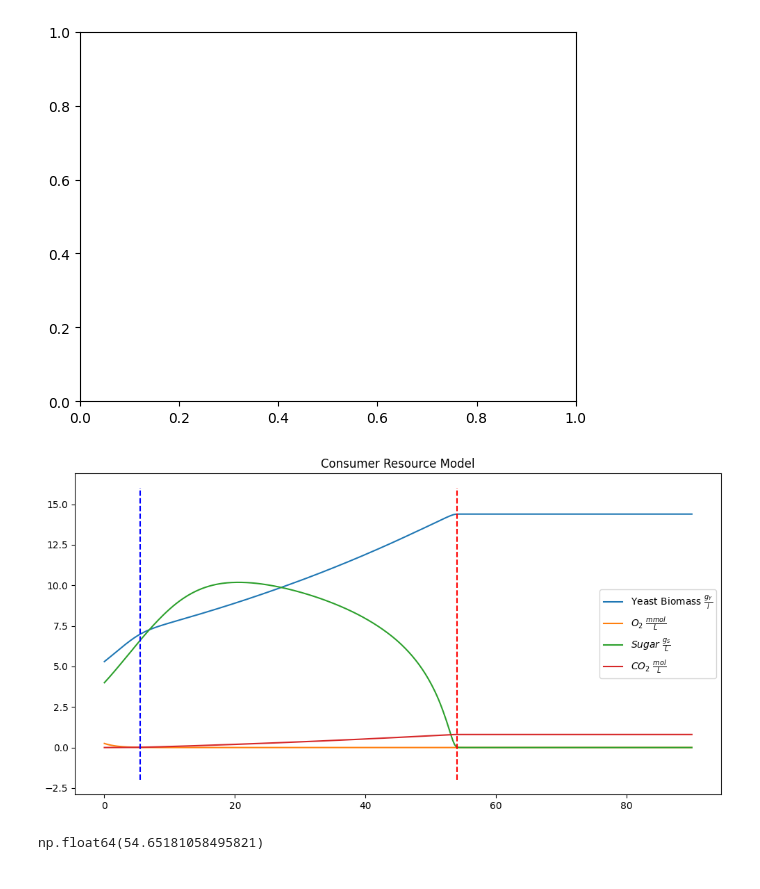
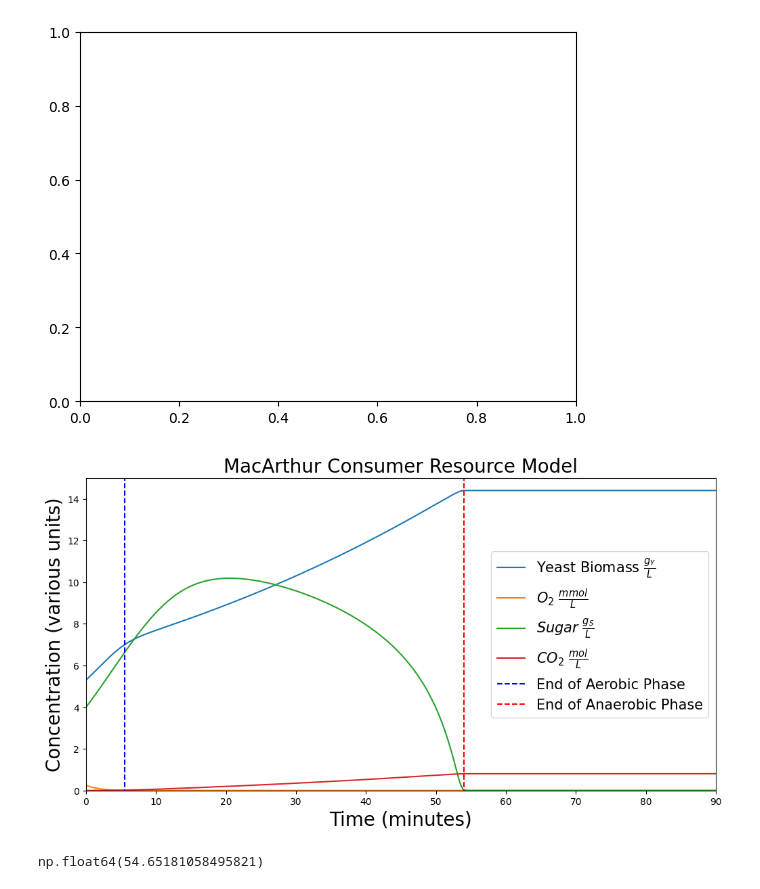
Before and after one commit to EthanPrimes/modeling_yeast_spread, a Jupyter notebook: mcrm_experiments.ipynb, the cells around one changed output. Drawn from its saved outputs; the diff is of its cells as text; code cells hidden in the pictures.

Commit message:
Increase text font size on main figure

```diff
--- a/mcrm_experiments.ipynb
+++ b/mcrm_experiments.ipynb
@@ -97,39 +101,44 @@ def solve_and_graph(params):
 
         wseff = wana + (waer - wana) * fO
 
         dY = Y * (wo * uO + wseff * uS) - m
         dO = -uO * Y
         dS = rs * S * (1 - (S / ps)) - uS * Y
         dC = Y * uS * (1 - fO) * .0111
 
         return np.array([dY, dO, dS, dC])
 
     t0, tf = 0, 90
     t_eval = np.linspace(t0, tf, 360)
 
     y0 = np.array([Y_0, O_0, S_0, C_0])
 
     sol = solve_ivp(ode, (t0, tf), y0, t_eval=t_eval)
 
     fig, ax = plt.subplots(figsize=(12, 6))
 
-    ax.plot(t_eval, sol.y[0, :], label=r'Yeast Biomass $\frac{g_Y}{l}$')
+    ax.plot(t_eval, sol.y[0, :], label=r'Yeast Biomass $\frac{g_Y}{L}$')
     ax.plot(t_eval, sol.y[1, :], label=r'$O_2$ $\frac{mmol}{L}$')
     ax.plot(t_eval, sol.y[2, :], label=r'$Sugar$ $\frac{g_S}{L}$')
     ax.plot(t_eval, sol.y[3, :], label=r'$CO_2$ $\frac{mol}{L}$')
-    ax.set_title("Consumer Resource Model")
+    ax.set_title("MacArthur Consumer Resource Model", fontsize=20)
 
     # Set vertical lines
-    ax.plot([5.515320334261839, 5.515320334261839], [-2, 16], '--b')
-    ax.plot([54, 54], [-2, 16], '--r')
+    ax.plot([5.515320334261839, 5.515320334261839], [-2, 16], '--b', label="End of Aerobic Phase")
+    ax.plot([54, 54], [-2, 16], '--r', label="End of Anaerobic Phase")
 
-    plt.legend()
+    ax.set_ylabel("Concentration (various units)", fontsize=20)
+    ax.set_xlabel("Time (minutes)", fontsize=20)
+    ax.set_xlim(t0, tf)
+    ax.set_ylim(0, 15)
+
+    plt.legend(fontsize=15)
 
     plt.show()
 
 solve_and_graph(params)
 # %% [output]
-[figure, old version]
+[figure, new version]
 # %%
 wo, waer, wana, ko, ks, ps, rs, co, cs, m, Y_0, O_0, S_0, C_0 = params
 def ode(t, yosc):
```
Also changed, not shown: parts of 1 cell of this notebook.
